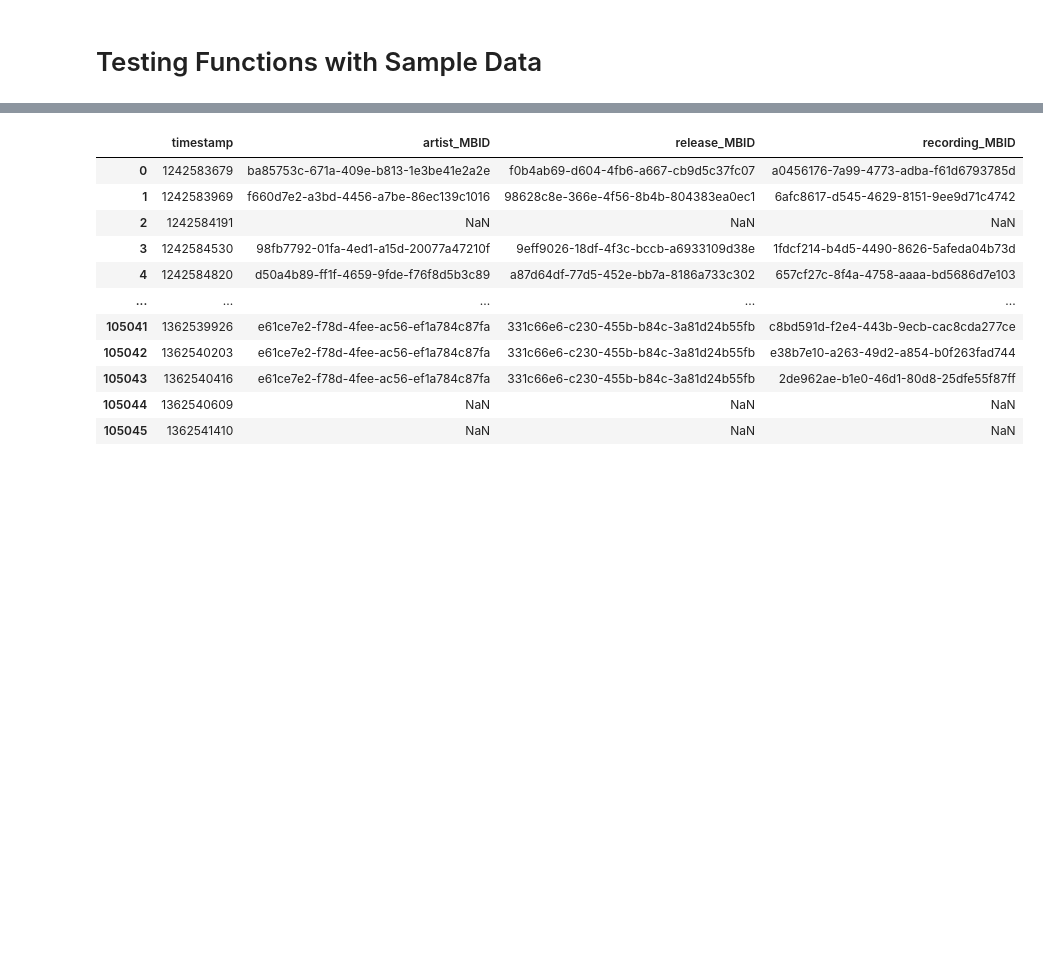
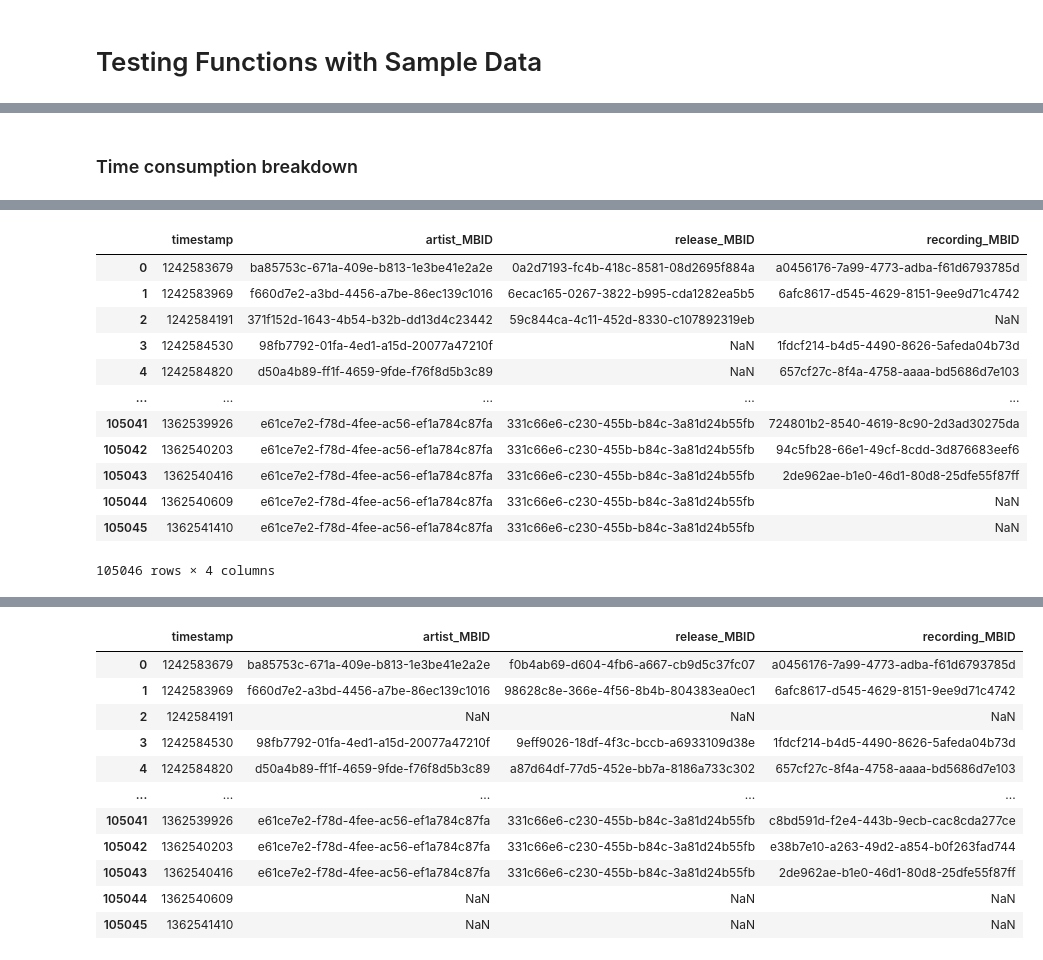
Before and after one commit to Prathamesh-Ghatole/MLHD, a Jupyter notebook: test_clean_master.ipynb, the cells around one changed output, grey strips where cells are left out. Saved outputs shown, nothing was run; the diff lists cells and outputs as text; code cells hidden in the pictures; blank space fills up the shorter version.

Commit message:
updated with step by step time logging

```diff
--- a/test_clean_master.ipynb
+++ b/test_clean_master.ipynb
@@ -149,0 +163,11 @@ console.log(f"Processed df. Took {round(TIME_LOGS['process_test_end'] - TIME_LOG
+# %% [markdown]
+### Time consumption breakdown
+# %%
+%%time
+
+processed['recording_MBID'] = processed.recording_MBID.map(
+    lambda x: io.replace(x, MB_rec_redirects, 'new')
+    if x not in rec_gid_set else x)
+
+processed
+# %% [output]
@@ -149,0 +176,13 @@ console.log(f"Processed df. Took {round(TIME_LOGS['process_test_end'] - TIME_LOG
+|  | timestamp | artist_MBID | release_MBID | recording_MBID |
+| 0 | 1242583679 | ba85753c-671a-409e-b813-1e3be41e2a2e | 0a2d7193-fc4b-418c-8581-08d2695f884a | a0456176-7a99-4773-adba-f61d6793785d |
+| 1 | 1242583969 | f660d7e2-a3bd-4456-a7be-86ec139c1016 | 6ecac165-0267-3822-b995-cda1282ea5b5 | 6afc8617-d545-4629-8151-9ee9d71c4742 |
+| 2 | 1242584191 | 371f152d-1643-4b54-b32b-dd13d4c23442 | 59c844ca-4c11-452d-8330-c107892319eb | NaN |
+| 3 | 1242584530 | 98fb7792-01fa-4ed1-a15d-20077a47210f | NaN | 1fdcf214-b4d5-4490-8626-5afeda04b73d |
+| 4 | 1242584820 | d50a4b89-ff1f-4659-9fde-f76f8d5b3c89 | NaN | 657cf27c-8f4a-4758-aaaa-bd5686d7e103 |
+| ... | ... | ... | ... | ... |
+| 105041 | 1362539926 | e61ce7e2-f78d-4fee-ac56-ef1a784c87fa | 331c66e6-c230-455b-b84c-3a81d24b55fb | 724801b2-8540-4619-8c90-2d3ad30275da |
+| 105042 | 1362540203 | e61ce7e2-f78d-4fee-ac56-ef1a784c87fa | 331c66e6-c230-455b-b84c-3a81d24b55fb | 94c5fb28-66e1-49cf-8cdd-3d876683eef6 |
+| 105043 | 1362540416 | e61ce7e2-f78d-4fee-ac56-ef1a784c87fa | 331c66e6-c230-455b-b84c-3a81d24b55fb | 2de962ae-b1e0-46d1-80d8-25dfe55f87ff |
+| 105044 | 1362540609 | e61ce7e2-f78d-4fee-ac56-ef1a784c87fa | 331c66e6-c230-455b-b84c-3a81d24b55fb | NaN |
+| 105045 | 1362541410 | e61ce7e2-f78d-4fee-ac56-ef1a784c87fa | 331c66e6-c230-455b-b84c-3a81d24b55fb | NaN |
+105046 rows × 4 columns
```
Also changed, not shown: parts of 21 cells of this notebook.
